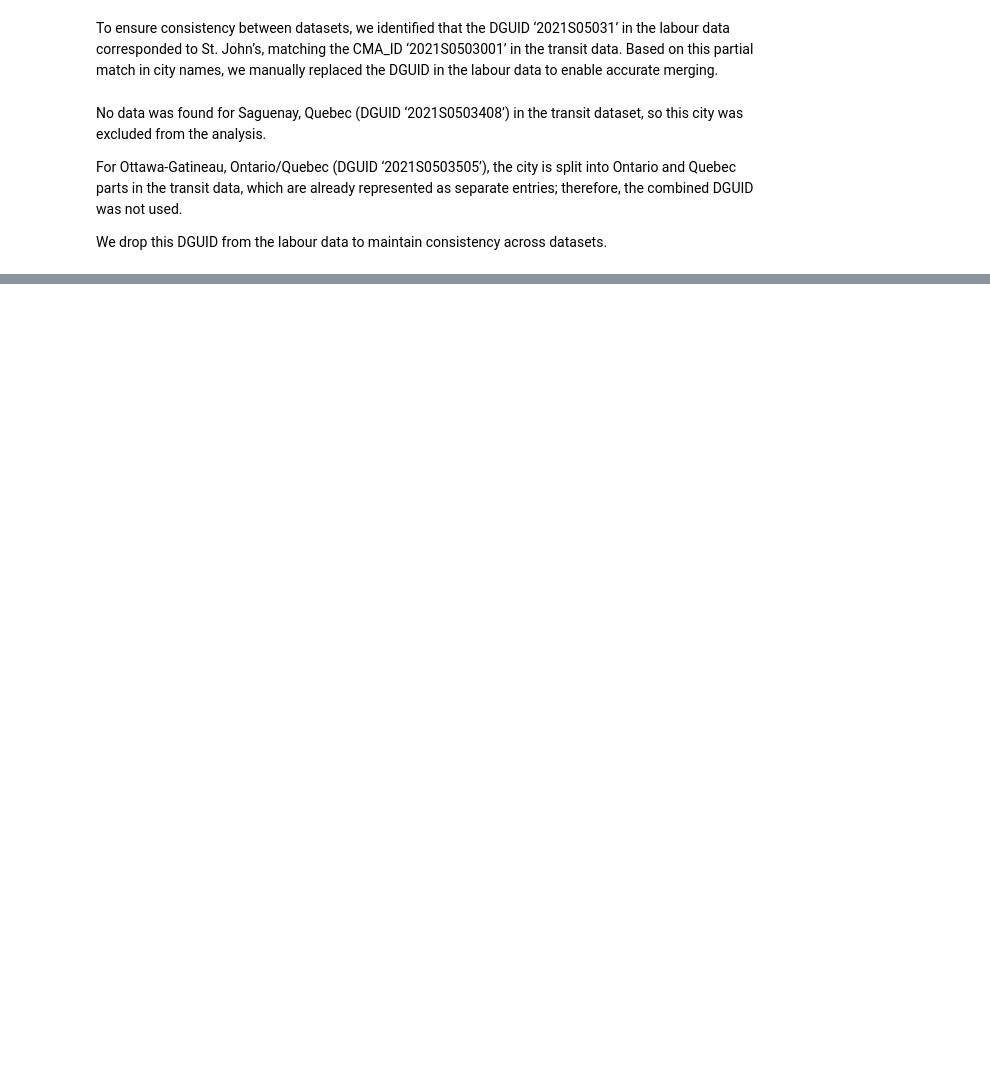
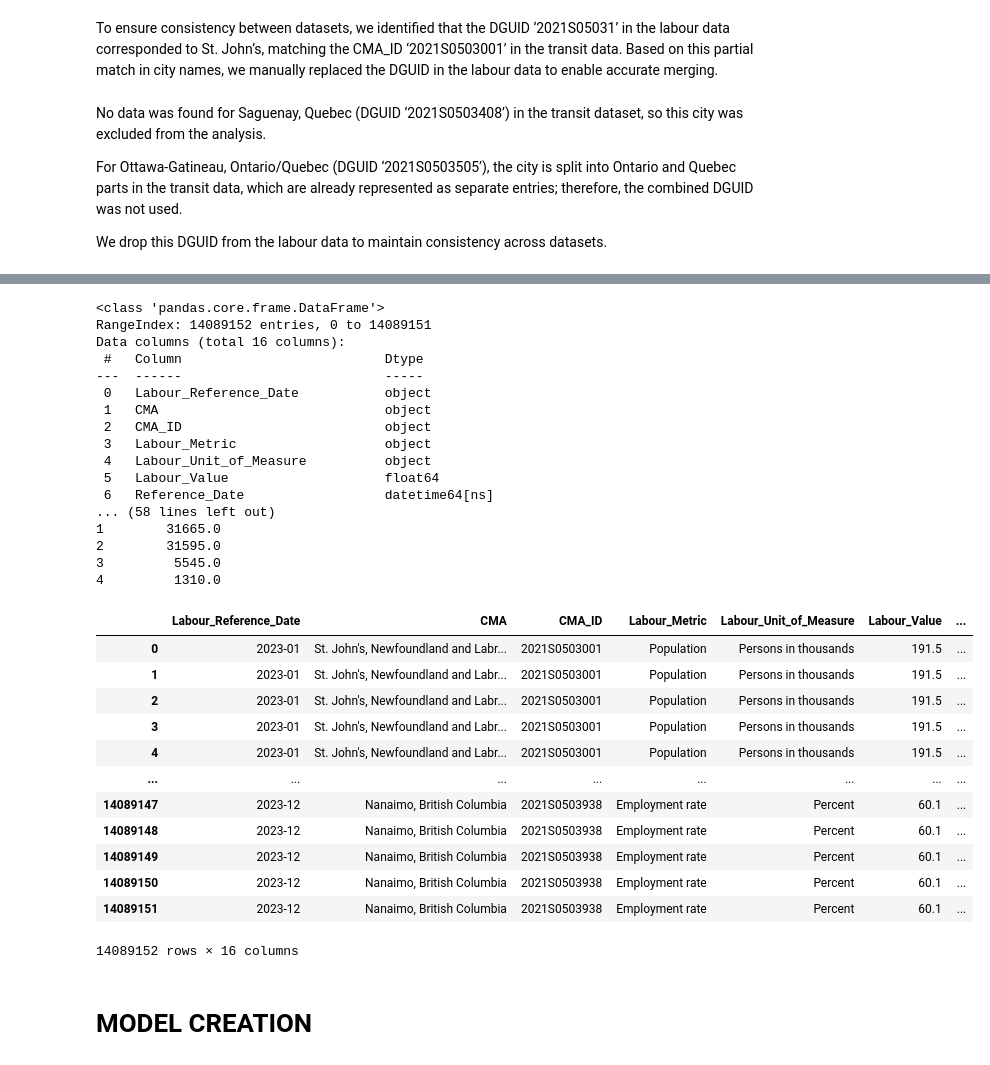
Before and after one commit to arusansurendiran/CanadianAccessibilityEmployment, a Jupyter notebook: project.ipynb, the cells around one changed output, grey strips where cells are left out. Cells and saved outputs as stored; diff of their text form; code cells hidden in the pictures; blank space fills up the shorter version.

```diff
--- a/project.ipynb
+++ b/project.ipynb
@@ -212,0 +593,51 @@ CMA_IDs/DGUIDs present in both datasets:
+# %%
+# 1. Prepare transit_data: Drop the less specific 'CMA' column from the transit data
+#    to keep the more detailed CMA name from the labour data.
+commute_data_clean = commute_data.drop(columns=['CMA'])
+
+# 2. Perform the merge: Join the two dataframes on the unique geographic ID.
+#    Using 'inner' ensures you only include cities present in both datasets.
+analysis_data = pd.merge(
+    transit_labour_analysis,
+    commute_data_clean,
+    on='CMA_ID',
+    how='inner'
+)
+
+print(analysis_data.info())
+print("\nFirst 5 rows of the merged data:")
+print(analysis_data.head())
+analysis_data
+# %% [output]
+<class 'pandas.core.frame.DataFrame'>
+RangeIndex: 14089152 entries, 0 to 14089151
+Data columns (total 16 columns):
+ #   Column                          Dtype
+---  ------                          -----
+ 0   Labour_Reference_Date           object
+ 1   CMA                             object
+ 2   CMA_ID                          object
+ 3   Labour_Metric                   object
+ 4   Labour_Unit_of_Measure          object
+ 5   Labour_Value                    float64
+ 6   Reference_Date                  datetime64[ns]
+... (58 lines left out)
+1        31665.0
+2        31595.0
+3         5545.0
+4         1310.0
+|  | Labour_Reference_Date | CMA | CMA_ID | Labour_Metric | Labour_Unit_of_Measure | Labour_Value | ... |
+| 0 | 2023-01 | St. John's, Newfoundland and Labr... | 2021S0503001 | Population | Persons in thousands | 191.5 | ... |
+| 1 | 2023-01 | St. John's, Newfoundland and Labr... | 2021S0503001 | Population | Persons in thousands | 191.5 | ... |
+| 2 | 2023-01 | St. John's, Newfoundland and Labr... | 2021S0503001 | Population | Persons in thousands | 191.5 | ... |
+| 3 | 2023-01 | St. John's, Newfoundland and Labr... | 2021S0503001 | Population | Persons in thousands | 191.5 | ... |
+| 4 | 2023-01 | St. John's, Newfoundland and Labr... | 2021S0503001 | Population | Persons in thousands | 191.5 | ... |
+| ... | ... | ... | ... | ... | ... | ... | ... |
+| 14089147 | 2023-12 | Nanaimo, British Columbia | 2021S0503938 | Employment rate | Percent | 60.1 | ... |
+| 14089148 | 2023-12 | Nanaimo, British Columbia | 2021S0503938 | Employment rate | Percent | 60.1 | ... |
+| 14089149 | 2023-12 | Nanaimo, British Columbia | 2021S0503938 | Employment rate | Percent | 60.1 | ... |
+| 14089150 | 2023-12 | Nanaimo, British Columbia | 2021S0503938 | Employment rate | Percent | 60.1 | ... |
+| 14089151 | 2023-12 | Nanaimo, British Columbia | 2021S0503938 | Employment rate | Percent | 60.1 | ... |
+14089152 rows × 16 columns
+# %% [markdown]
+# MODEL CREATION
```
Also changed, not shown: parts of 44 cells of this notebook.
